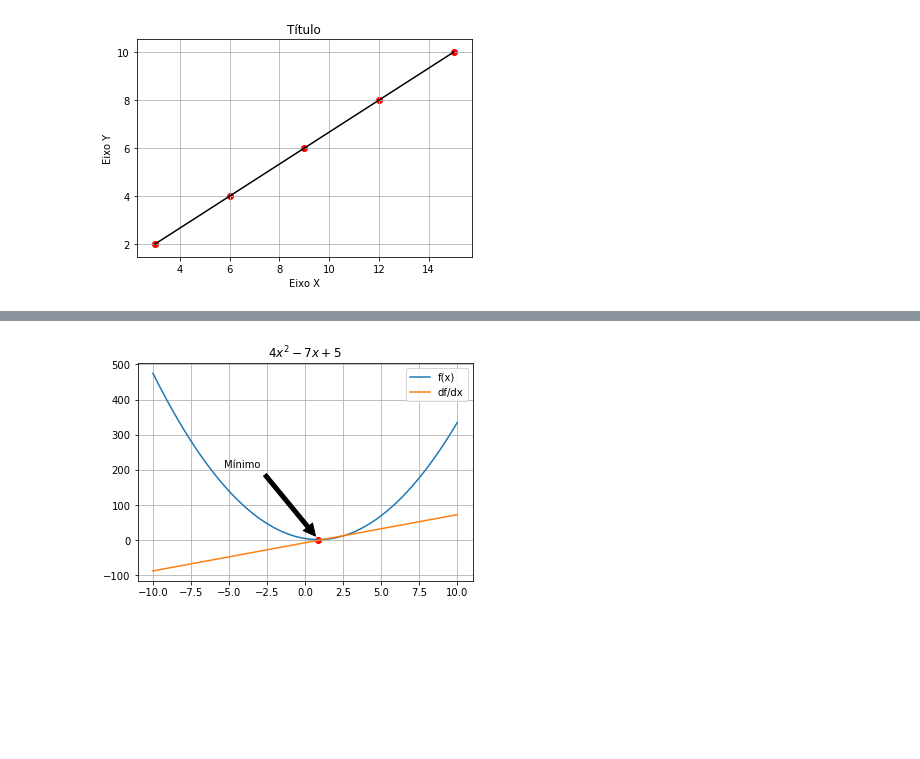
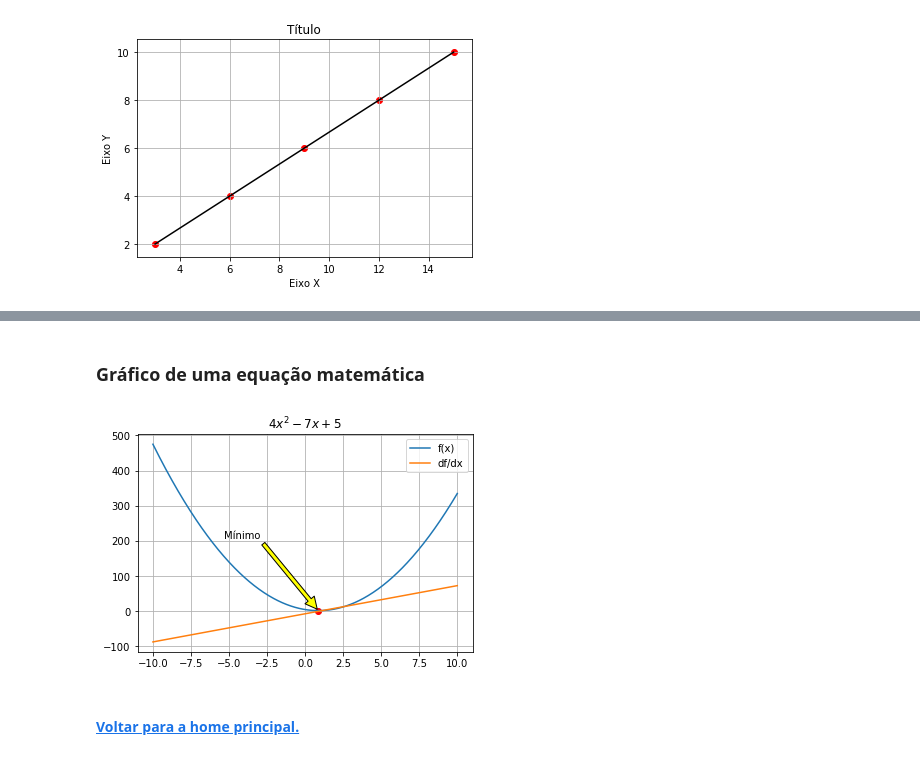
Before and after one commit to fisicaufrpe/fisicaufrpe.github.io, a Jupyter notebook: matplotlib.ipynb, the cells around one changed output, grey strips where cells are left out. Saved outputs shown, nothing was run; the diff lists cells and outputs as text; code cells hidden in the pictures; blank space fills up the shorter version.

```diff
--- a/matplotlib.ipynb
+++ b/matplotlib.ipynb
@@ -36,3 +39,5 @@ plt.show()
+# %% [markdown]
+### Gráfico de uma equação matemática
 # %%
 def ex2(x):
     """
@@ -54,34 +59,36 @@ x = np.linspace(-10, 10, 500)
 y = ex2(x)
 
 #####################################################
 # plotando o gráfico
 #####################################################
 
 plt.plot(x, y, label="f(x)")
 plt.plot(x, diff_ex2(x), label="df/dx")
 
 #####################################################
 # definindo o ponto mínimo
 #####################################################
 
 minimoX = 7/8
 minimoY = ex2(minimoX)
 
 #####################################################
 # exibindo o ponto
 #####################################################
 
 plt.scatter(minimoX, minimoY, c="red")
 
 plt.annotate('Mínimo', # anotação
 ha = 'center', va = 'bottom', # formatação da anotação
 xytext = (minimoX-5, minimoY+200), #posição do texto
 xy = (minimoX, minimoY), #posição inicial da seta
-arrowprops = { 'facecolor' : 'black', 'shrink' : 0.05 }) #formatação da seta
+arrowprops = { 'facecolor' : 'yellow', 'shrink' : 0.02 }) #formatação da seta
 
 plt.title("$4x^2-7x+5$") #título do gráfico
-plt.legend() # insere legenda
-plt.grid(True) #grade
+plt.legend() # insere a legenda
+plt.grid(True) #insere a grade
 plt.show() #exibe o gráfico
 # %% [output]
-[figure, old version]
+[figure, new version]
+# %% [markdown]
+#### [Voltar para a home principal.](index.html)
```
Also changed, not shown: parts of 8 cells of this notebook, 10 other files.
